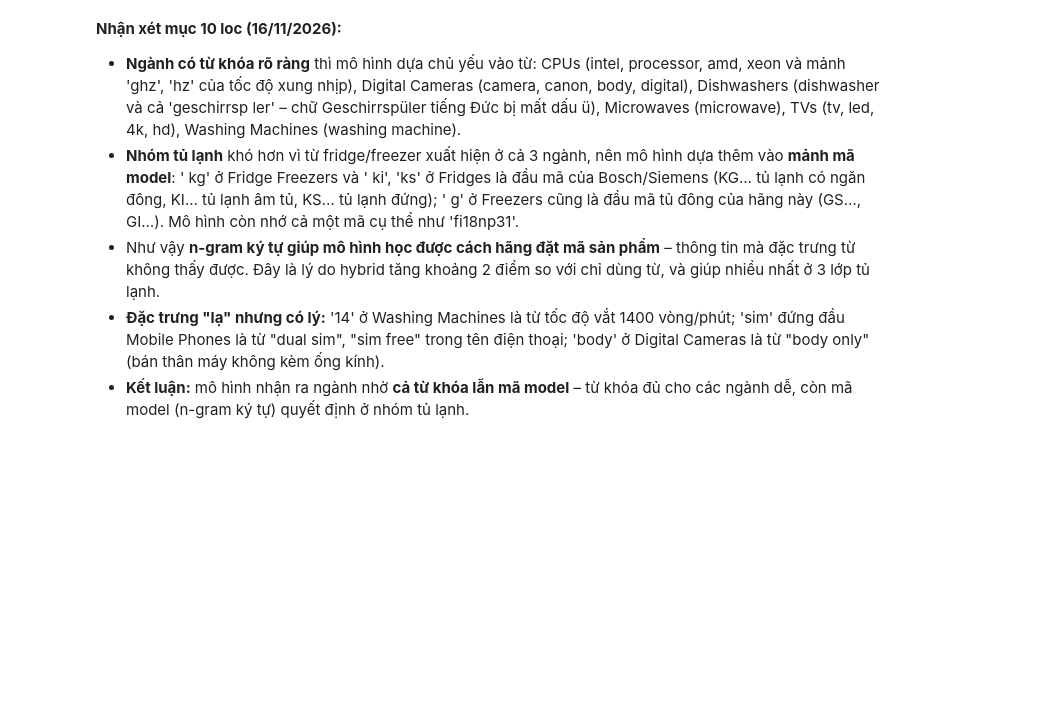
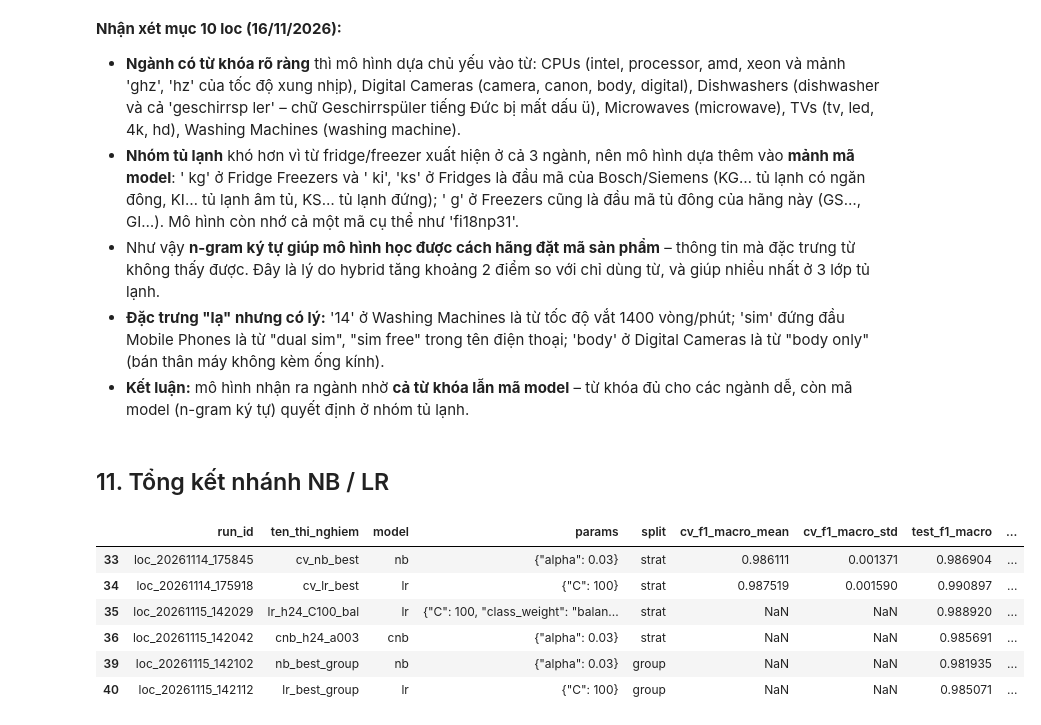
Before and after one commit to locphat13579-jpg/SGU26_MAYHOC, a Jupyter notebook: DoAnCuoiKy_Nhom06/notebooks/04_Loc_TienXuLy_NB_LR.ipynb, the cells around one changed output. Saved outputs shown, nothing was run; the diff lists cells and outputs as text; code cells hidden in the pictures; blank space fills up the shorter version.

```diff
--- a/DoAnCuoiKy_Nhom06/notebooks/04_Loc_TienXuLy_NB_LR.ipynb
+++ b/DoAnCuoiKy_Nhom06/notebooks/04_Loc_TienXuLy_NB_LR.ipynb
@@ -475,3 +475,19 @@ bang.T
 - Như vậy **n-gram ký tự giúp mô hình học được cách hãng đặt mã sản phẩm** – thông tin mà đặc trưng từ không thấy được. Đây là lý do hybrid tăng khoảng 2 điểm so với chỉ dùng từ, và giúp nhiều nhất ở 3 lớp tủ lạnh.
 - **Đặc trưng "lạ" nhưng có lý:** '14' ở Washing Machines là từ tốc độ vắt 1400 vòng/phút; 'sim' đứng đầu Mobile Phones là từ "dual sim", "sim free" trong tên điện thoại; 'body' ở Digital Cameras là từ "body only" (bán thân máy không kèm ống kính).
 - **Kết luận:** mô hình nhận ra ngành nhờ **cả từ khóa lẫn mã model** – từ khóa đủ cho các ngành dễ, còn mã model (n-gram ký tự) quyết định ở nhóm tủ lạnh.
+# %% [markdown]
+## 11. Tổng kết nhánh NB / LR
+# %%
+import pandas as pd
+log = pd.read_csv('../experiments/loc/experiment_log.csv')
+chon = ['cv_nb_best', 'cv_lr_best', 'nb_best_group', 'lr_best_group', 'cnb_h24_a003', 'lr_h24_C100_bal']
+log[log.ten_thi_nghiem.isin(chon)][['run_id', 'ten_thi_nghiem', 'model', 'params', 'split',
+                                     'cv_f1_macro_mean', 'cv_f1_macro_std', 'test_f1_macro', 'f1_Freezers', 'train_time_s']]
+# %% [output]
+|  | run_id | ten_thi_nghiem | model | params | split | cv_f1_macro_mean | cv_f1_macro_std | test_f1_macro | ... |
+| 33 | loc_20261114_175845 | cv_nb_best | nb | {"alpha": 0.03} | strat | 0.986111 | 0.001371 | 0.986904 | ... |
+| 34 | loc_20261114_175918 | cv_lr_best | lr | {"C": 100} | strat | 0.987519 | 0.001590 | 0.990897 | ... |
+| 35 | loc_20261115_142029 | lr_h24_C100_bal | lr | {"C": 100, "class_weight": "balan... | strat | NaN | NaN | 0.988920 | ... |
+| 36 | loc_20261115_142042 | cnb_h24_a003 | cnb | {"alpha": 0.03} | strat | NaN | NaN | 0.985691 | ... |
+| 39 | loc_20261115_142102 | nb_best_group | nb | {"alpha": 0.03} | group | NaN | NaN | 0.981935 | ... |
+| 40 | loc_20261115_142112 | lr_best_group | lr | {"C": 100} | group | NaN | NaN | 0.985071 | ... |
```
Also changed, not shown: parts of 2 cells of this notebook, 3 other files.
